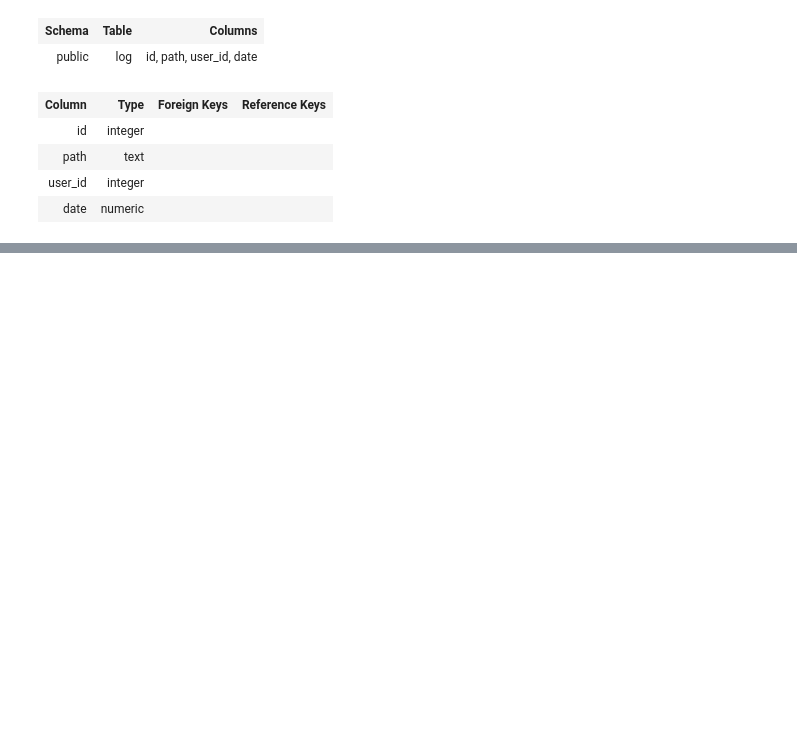
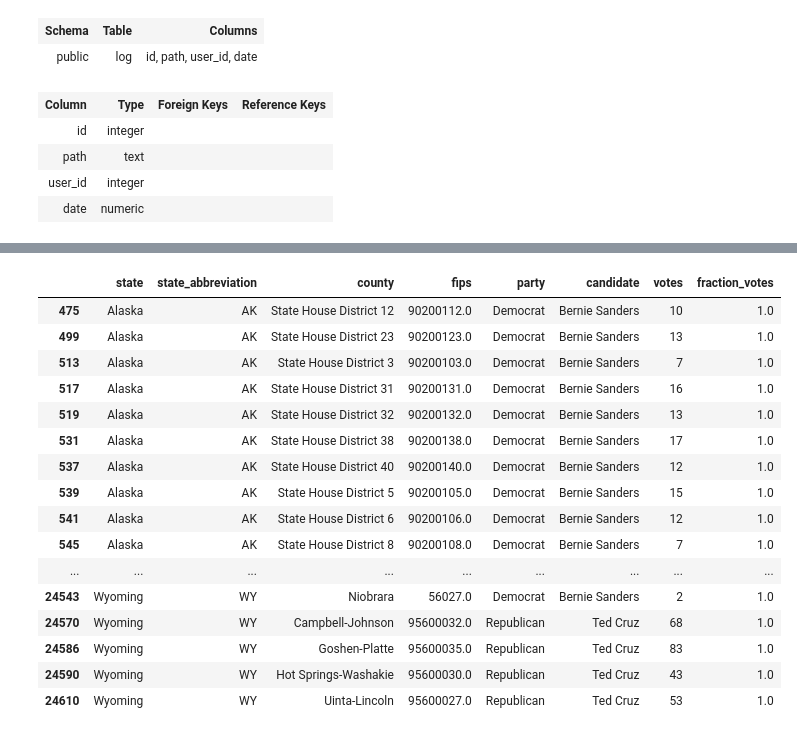
Before and after one commit to AndersonANascimento/udemy, a Jupyter notebook: Seção 6 - Pandas.ipynb, the cells around one changed output, grey strips where cells are left out. Drawn from its saved outputs; the diff is of its cells as text; code cells hidden in the pictures; blank space fills up the shorter version.

```diff
--- a/Seção 6 - Pandas.ipynb
+++ b/Seção 6 - Pandas.ipynb
@@ -392,0 +909,20 @@ log_df
+# %%
+df[df['fraction_votes'] == 1]
+# %% [output]
+|  | state | state_abbreviation | county | fips | party | candidate | votes | fraction_votes |
+| 475 | Alaska | AK | State House District 12 | 90200112.0 | Democrat | Bernie Sanders | 10 | 1.0 |
+| 499 | Alaska | AK | State House District 23 | 90200123.0 | Democrat | Bernie Sanders | 13 | 1.0 |
+| 513 | Alaska | AK | State House District 3 | 90200103.0 | Democrat | Bernie Sanders | 7 | 1.0 |
+| 517 | Alaska | AK | State House District 31 | 90200131.0 | Democrat | Bernie Sanders | 16 | 1.0 |
+| 519 | Alaska | AK | State House District 32 | 90200132.0 | Democrat | Bernie Sanders | 13 | 1.0 |
+| 531 | Alaska | AK | State House District 38 | 90200138.0 | Democrat | Bernie Sanders | 17 | 1.0 |
+| 537 | Alaska | AK | State House District 40 | 90200140.0 | Democrat | Bernie Sanders | 12 | 1.0 |
+| 539 | Alaska | AK | State House District 5 | 90200105.0 | Democrat | Bernie Sanders | 15 | 1.0 |
+| 541 | Alaska | AK | State House District 6 | 90200106.0 | Democrat | Bernie Sanders | 12 | 1.0 |
+| 545 | Alaska | AK | State House District 8 | 90200108.0 | Democrat | Bernie Sanders | 7 | 1.0 |
+| ... | ... | ... | ... | ... | ... | ... | ... | ... |
+| 24543 | Wyoming | WY | Niobrara | 56027.0 | Democrat | Bernie Sanders | 2 | 1.0 |
+| 24570 | Wyoming | WY | Campbell-Johnson | 95600032.0 | Republican | Ted Cruz | 68 | 1.0 |
+| 24586 | Wyoming | WY | Goshen-Platte | 95600035.0 | Republican | Ted Cruz | 83 | 1.0 |
+| 24590 | Wyoming | WY | Hot Springs-Washakie | 95600030.0 | Republican | Ted Cruz | 43 | 1.0 |
+| 24610 | Wyoming | WY | Uinta-Lincoln | 95600027.0 | Republican | Ted Cruz | 53 | 1.0 |
```
Also changed, not shown: parts of 95 cells of this notebook, 3 other files.
